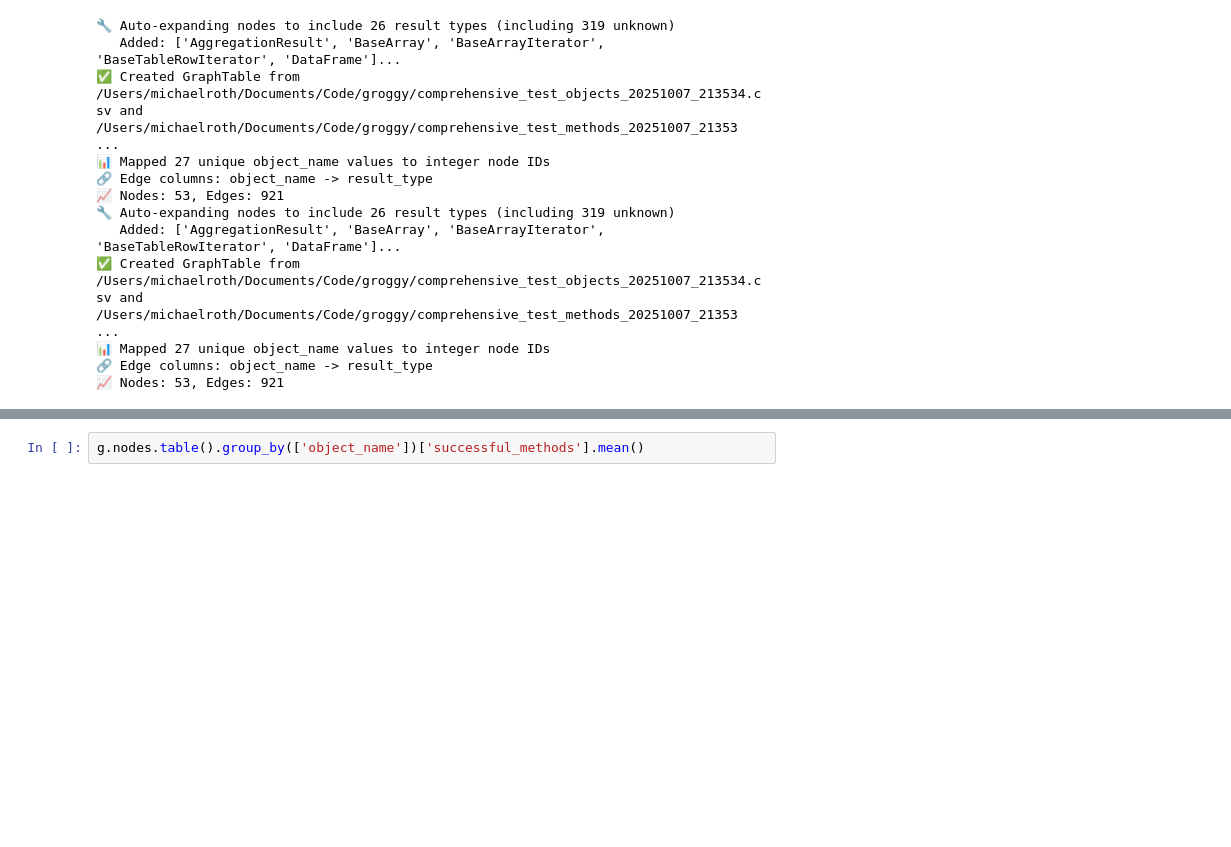
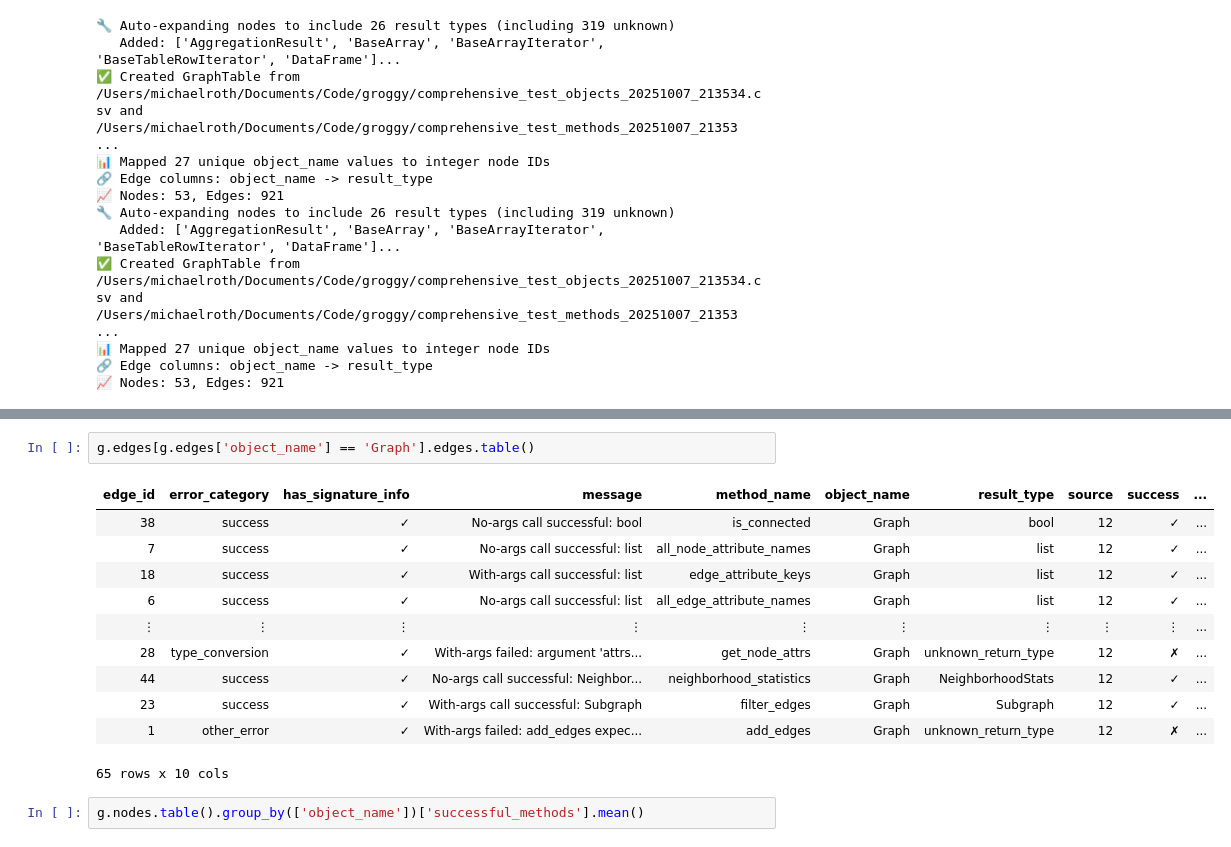
Before and after one commit to rollingstorms/groggy, a Jupyter notebook: method_test_results_from_tester.ipynb, the cells around one changed output, grey strips where cells are left out. Saved outputs shown, nothing was run; the diff lists cells and outputs as text; blank space fills up the shorter version.

```diff
--- a/method_test_results_from_tester.ipynb
+++ b/method_test_results_from_tester.ipynb
@@ -30,3 +50,17 @@ gt = load_comprehensive_test_graph(to_graph=False)  # GraphTable if you’d rath
+# %%
+g.edges[g.edges['object_name'] == 'Graph'].edges.table()
+# %% [output]
+| edge_id | error_category | has_signature_info | message | method_name | object_name | result_type | source | success | ... |
+| 38 | success | ✓ | No-args call successful: bool | is_connected | Graph | bool | 12 | ✓ | ... |
+| 7 | success | ✓ | No-args call successful: list | all_node_attribute_names | Graph | list | 12 | ✓ | ... |
+| 18 | success | ✓ | With-args call successful: list | edge_attribute_keys | Graph | list | 12 | ✓ | ... |
+| 6 | success | ✓ | No-args call successful: list | all_edge_attribute_names | Graph | list | 12 | ✓ | ... |
+| ⋮ | ⋮ | ⋮ | ⋮ | ⋮ | ⋮ | ⋮ | ⋮ | ⋮ | ... |
+| 28 | type_conversion | ✓ | With-args failed: argument 'attrs... | get_node_attrs | Graph | unknown_return_type | 12 | ✗ | ... |
+| 44 | success | ✓ | No-args call successful: Neighbor... | neighborhood_statistics | Graph | NeighborhoodStats | 12 | ✓ | ... |
+| 23 | success | ✓ | With-args call successful: Subgraph | filter_edges | Graph | Subgraph | 12 | ✓ | ... |
+| 1 | other_error | ✓ | With-args failed: add_edges expec... | add_edges | Graph | unknown_return_type | 12 | ✗ | ... |
+65 rows x 10 cols
 # %%
 g.nodes.table().group_by(['object_name'])['successful_methods'].mean()
 # %% [output]
```
Also changed, not shown: parts of 3 cells of this notebook, 5 other files.
